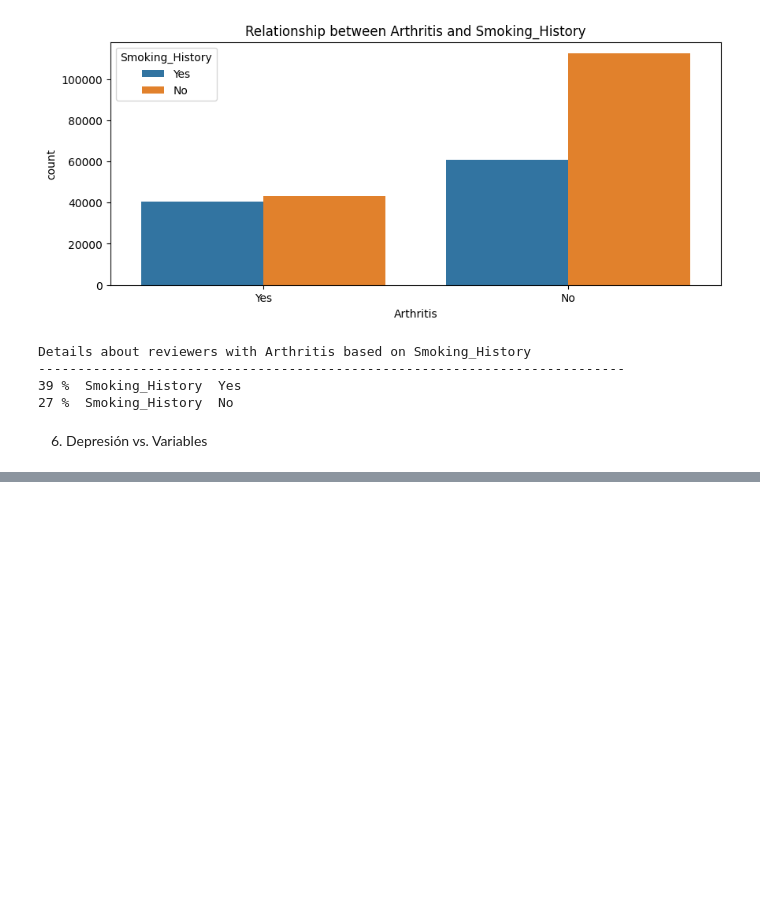
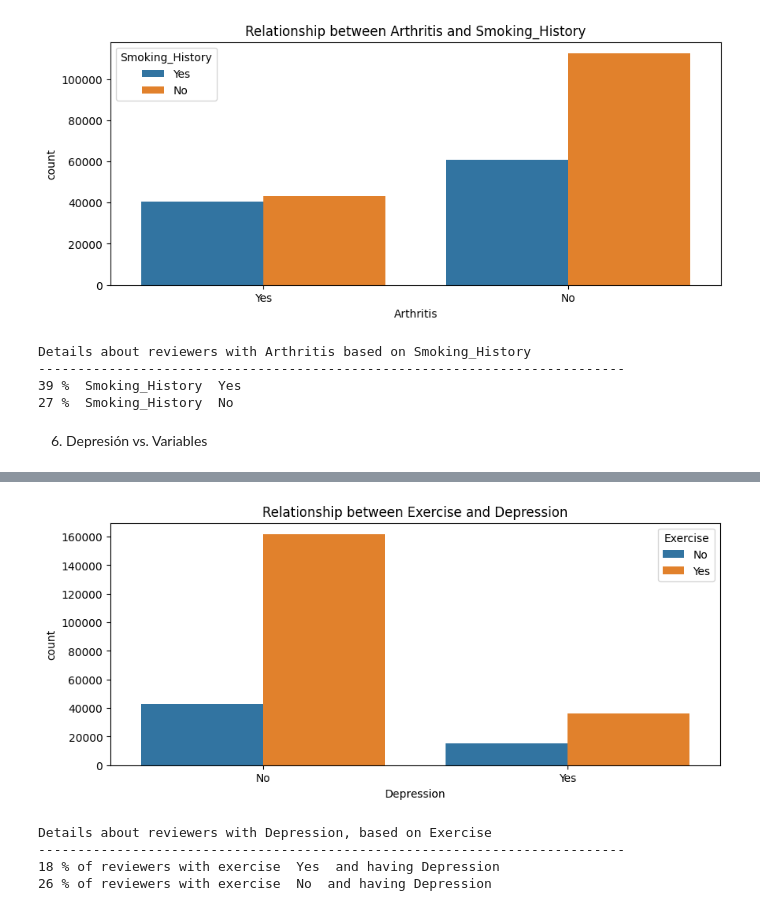
Before and after one commit to FrankYesid/Ruta_aprendizaje_2026, a Jupyter notebook: 03-Aplicación_de_Modelos/Proyecto_1/src/notebooks/03_analisis_descriptivo.ipynb, the cells around one changed output, grey strips where cells are left out. Drawn from its saved outputs; the diff is of its cells as text; code cells hidden in the pictures; blank space fills up the shorter version.

```diff
--- a/03-Aplicación_de_Modelos/Proyecto_1/src/notebooks/03_analisis_descriptivo.ipynb
+++ b/03-Aplicación_de_Modelos/Proyecto_1/src/notebooks/03_analisis_descriptivo.ipynb
@@ -1063,0 +1088,21 @@ Details about reviewers with Arthritis based on Smoking_History
+# %%
+plt.figure(figsize=(10, 4))
+sns.countplot(data=df, x="Depression", hue="Exercise")
+plt.title("Relationship between Exercise and Depression")
+plt.show()
+# %% [output]
+[figure, added]
+# %%
+print("Details about reviewers with Depression, based on Exercise")
+print("-"*75)
+lst_E=["Yes","No"]
+for i in lst_E:
+    dataad = len(df.loc[(df["Exercise"]==i)])
+    data1ad = len(df.loc[(df["Depression"] == "Yes") & (df["Exercise"] == i)])
+    percentage = (data1ad * 100) // dataad
+    print(percentage, "% of reviewers with exercise ",i," and having Depression ")
+# %% [output]
+Details about reviewers with Depression, based on Exercise
+---------------------------------------------------------------------------
+18 % of reviewers with exercise  Yes  and having Depression
+26 % of reviewers with exercise  No  and having Depression
```
Also changed, not shown: parts of 24 cells of this notebook.
